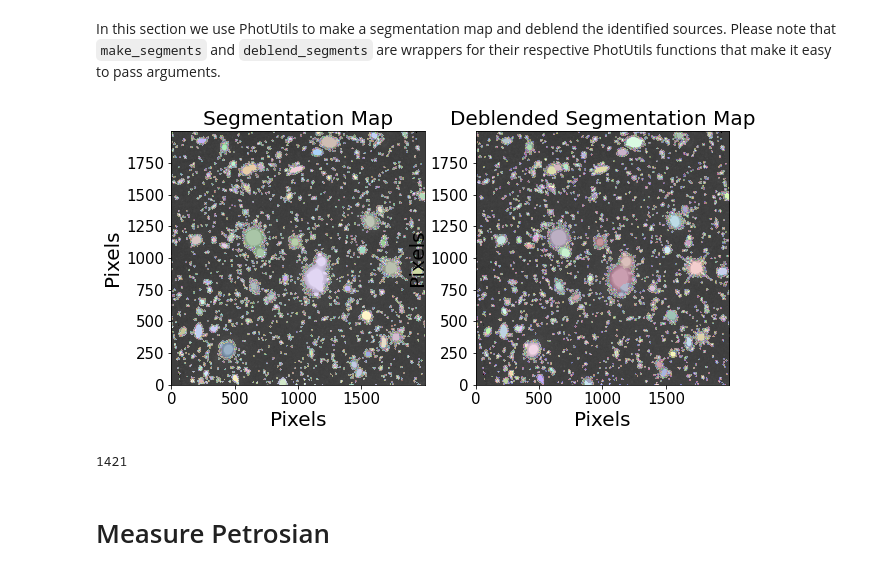
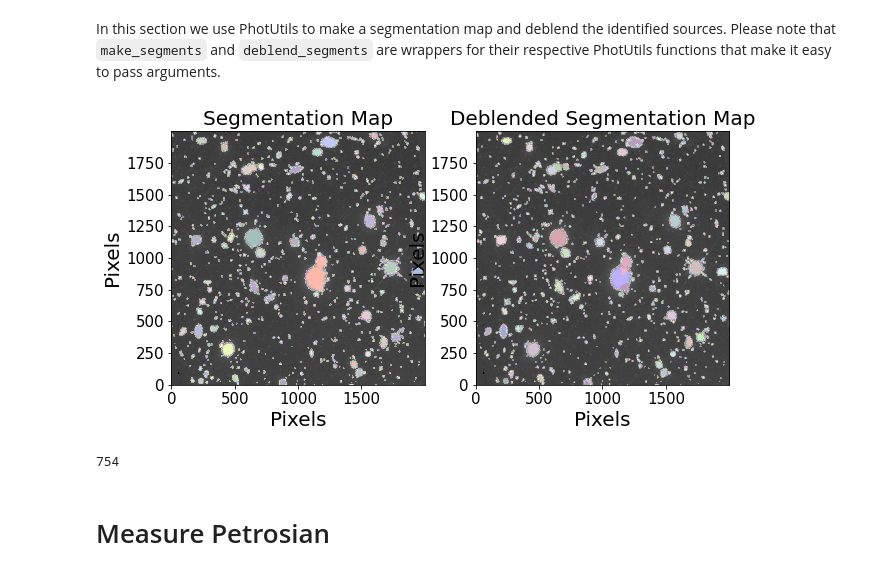
Before and after one commit to PetroFit/petrofit_papers, a Jupyter notebook: initial_paper/astrodeep_comparison/petrosian_photometry_all_filters_abell2744_hffpar.ipynb, the cells around one changed output. Cells and saved outputs as stored; diff of their text form; code cells hidden in the pictures.

```diff
--- a/initial_paper/astrodeep_comparison/petrosian_photometry_all_filters_abell2744_hffpar.ipynb
+++ b/initial_paper/astrodeep_comparison/petrosian_photometry_all_filters_abell2744_hffpar.ipynb
@@ -102,7 +102,7 @@ data_cutout_size = 2000
 # %% [markdown]
 Before we can analyze images of galaxies, we first need to make a catalog of their positions. To locate galaxies, we first select a band of interest and download the image:
 # %%
-detection_filter = 'f105w'
+detection_filter = 'f160w'
 input_data_path = data_paths[detection_filter]
 detection_data = CCDData.read(input_data_path, cache=True)
 # %%
@@ -184,31 +184,31 @@ if show_plots:
 In this section we use PhotUtils to make a segmentation map and deblend the identified sources. Please note that `make_segments` and `deblend_segments` are wrappers for their respective PhotUtils functions that make it easy to pass arguments.
 # %%
 # Define detect threshold
-threshold = detection_noise_3_sigma
+threshold = detection_noise_8_sigma
 
 # Define smoothing kernel
 kernel_size = 3
 fwhm = 3
 npixels = 4**2
 
 
 detection_cat, detection_segm, detection_segm_deblend = make_catalog(
     detection_image.data,
     threshold,
     deblend=True,
     kernel_size=kernel_size,
     fwhm=fwhm,
     npixels=npixels,
-    contrast=1/10,
+    contrast=1/100,
     plot=show_plots, vmax=vmax, vmin=vmin
 )
 # %% [output]
-[figure, old version]
+[figure, new version]
 # %%
 detection_cat = detection_cat[order_cat(detection_cat)]
 len(detection_cat)
 # %% [output]
-1421
+754
 # %% [markdown]
 # Measure Petrosian
 # %% [markdown]
```
Also changed, not shown: parts of 31 cells of this notebook, 40 other files.
